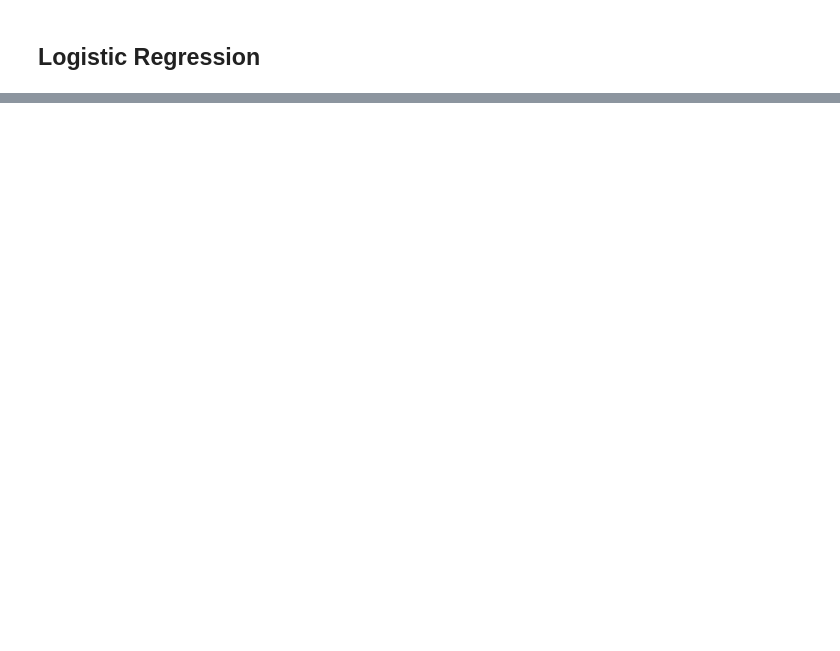
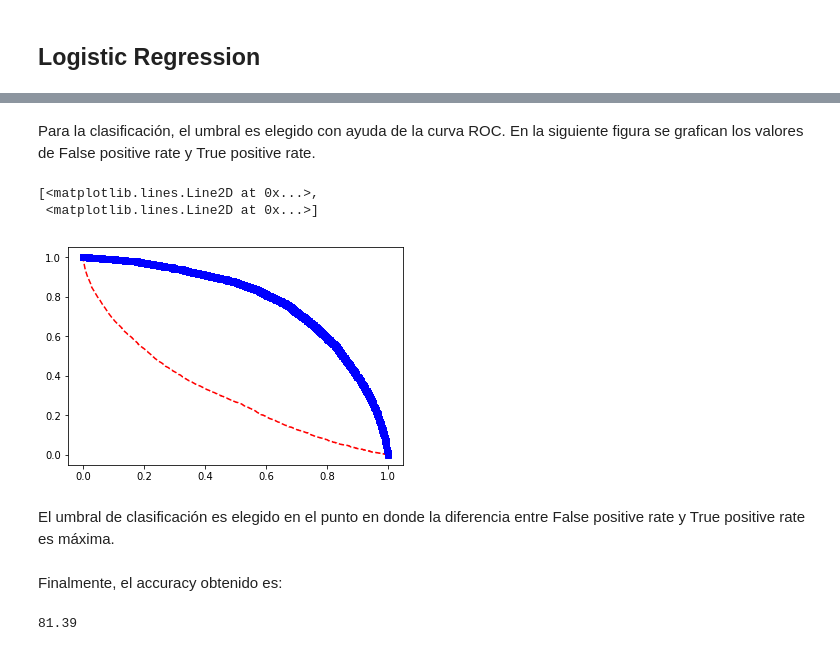
Before and after one commit to Suryavf/Logistic-Regression-for-NLP, a Jupyter notebook: LogisticRegressionNLP.ipynb, the cells around one changed output, grey strips where cells are left out. Cells and saved outputs as stored; diff of their text form; code cells hidden in the pictures; blank space fills up the shorter version.

```diff
--- a/LogisticRegressionNLP.ipynb
+++ b/LogisticRegressionNLP.ipynb
@@ -464,7 +542,6 @@ def applyModel(x,w):
     y_pred = list()
     for xs in x:
         ys =  logistic.cdf( np.dot( np.array(xs + [1]),w ) )
-        ys = int( ys > 0.5 )
 
         y_pred.append(ys)
 
@@ -474,8 +553,8 @@ def applyModel(x,w):
 # %%
 kf = KFold(n_splits=8)
-accuracy = list()
+prediction = list()
+for train, test in kf.split(x):
 
-for train, test in kf.split(x):
     # Select
     x_train = [ x[i] for i in train ]
     y_train = [ y[i] for i in train ]
@@ -489,12 +568,5 @@ for train, test in kf.split(x):
     # Run test
     y_pred = applyModel(x_test,w)
 
-    # Accuracy
-    acc = 0
-    for real,pred in zip(y_pred,y_test):
-        acc = acc + int( real == pred )
-
-    accuracy.append( acc*100/len(test) )
-
-    # Bar
-    pbar.update()
+    prediction.append({'Real'      : y_test,
+                       'Prediction': y_pred})
@@ -500,0 +575,35 @@ for train, test in kf.split(x):
+# %%
+from sklearn.metrics import roc_curve
+accuracy   = list()
+for p in prediction:
+
+    # El umbral para la clasificación es seleccionado con ayuda de la curva ROC
+    fpr, tpr, thresholds =roc_curve(p['Real'], p['Prediction'])
+
+    fpr_tpr = [ np.abs(a-b) for a,b in zip(fpr,tpr) ]
+    threshold = thresholds[ fpr_tpr.index(max(fpr_tpr)) ]
+
+    # Calculo de la predicción
+    y_pred = [ int(score>threshold) for score in p['Prediction']]
+    acc = 0
+    for real,pred in zip(y_pred,p['Real']):
+        acc = acc + int( real == pred )
+
+    accuracy.append( acc*100/len(y_pred) )
+# %% [markdown]
+Para la clasificación, el umbral es elegido con ayuda de la curva ROC. En la siguiente figura se grafican los valores de False positive rate y True positive rate.
+# %%
+import matplotlib.pyplot as plt
+plt.plot(thresholds, fpr, 'r--', thresholds, tpr, 'bs')
+# %% [output]
+[<matplotlib.lines.Line2D at 0x...>,
+ <matplotlib.lines.Line2D at 0x...>]
+[figure, added]
+# %% [markdown]
+El umbral de clasificación es elegido en el punto en donde la diferencia entre False positive rate y True positive rate es máxima.
+# %% [markdown]
+Finalmente, el accuracy obtenido es:
+# %%
+sum(accuracy)/len(accuracy)
+# %% [output]
+81.39
```
Also changed, not shown: parts of 14 cells of this notebook, 1 other file.
